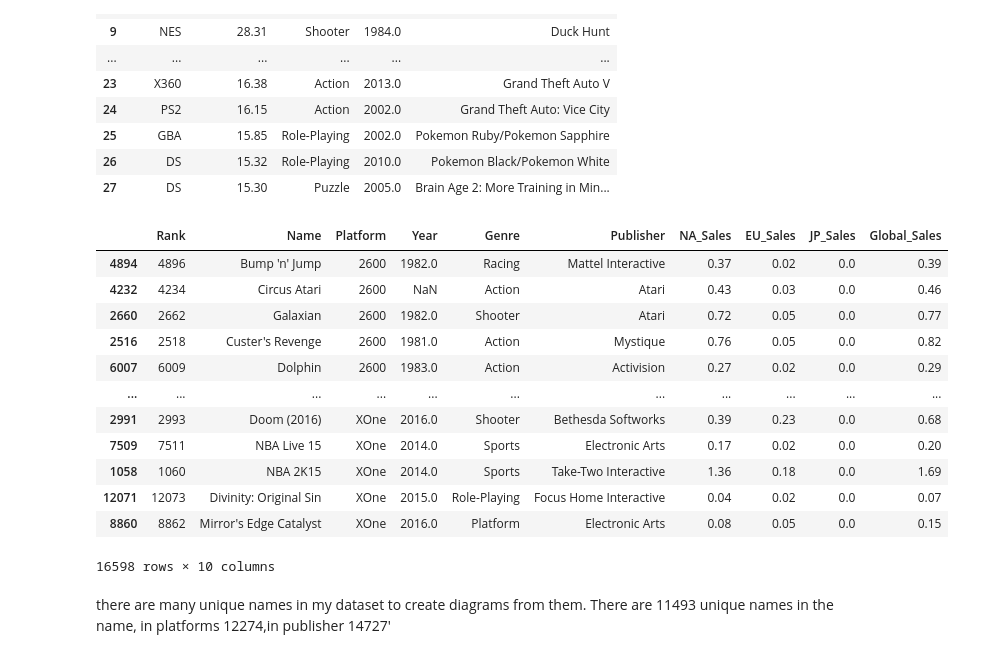
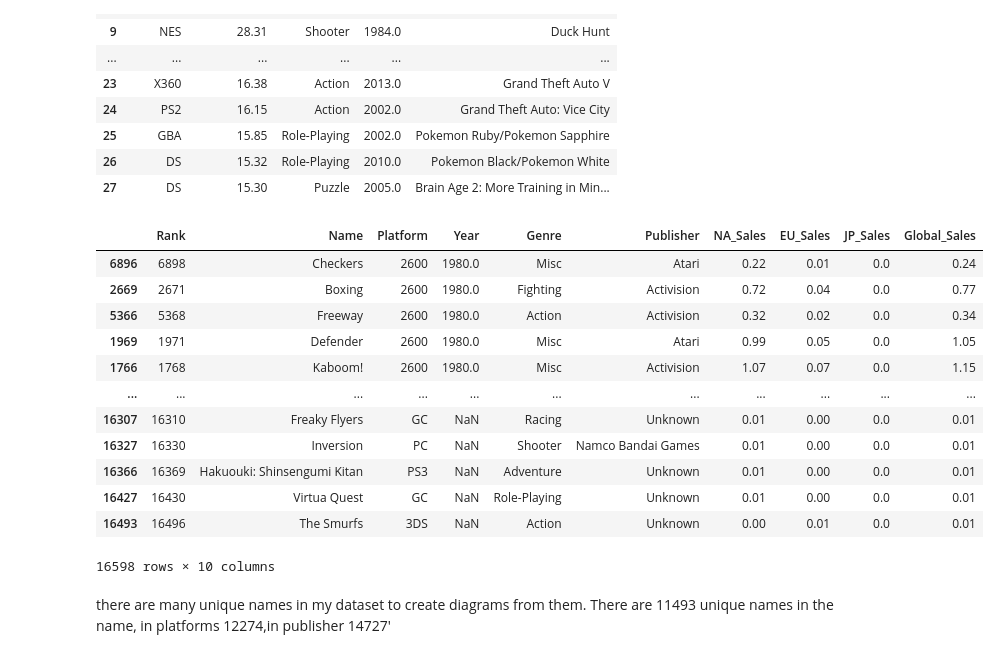
Before and after one commit to arbekaman/IntroDataAnalytics, a Jupyter notebook: Video_games_sales.ipynb, the cells around one changed output. Saved outputs shown, nothing was run; the diff lists cells and outputs as text; code cells hidden in the pictures.

```diff
--- a/Video_games_sales.ipynb
+++ b/Video_games_sales.ipynb
@@ -230,21 +230,21 @@ data[(data.Global_Sales> 15) ][['Platform','Global_Sales','Genre', 'Year','Name'
 | 26 | DS | 15.32 | Role-Playing | 2010.0 | Pokemon Black/Pokemon White |
 | 27 | DS | 15.30 | Puzzle | 2005.0 | Brain Age 2: More Training in Min... |
 # %%
-platform_sort = data.sort_values(by='Platform')
+platform_sort = data.sort_values(by='Year')
 platform_sort
 # %% [output]
 |  | Rank | Name | Platform | Year | Genre | Publisher | NA_Sales | EU_Sales | JP_Sales | Global_Sales |
-| 4894 | 4896 | Bump 'n' Jump | 2600 | 1982.0 | Racing | Mattel Interactive | 0.37 | 0.02 | 0.0 | 0.39 |
-| 4232 | 4234 | Circus Atari | 2600 | NaN | Action | Atari | 0.43 | 0.03 | 0.0 | 0.46 |
-| 2660 | 2662 | Galaxian | 2600 | 1982.0 | Shooter | Atari | 0.72 | 0.05 | 0.0 | 0.77 |
-| 2516 | 2518 | Custer's Revenge | 2600 | 1981.0 | Action | Mystique | 0.76 | 0.05 | 0.0 | 0.82 |
-| 6007 | 6009 | Dolphin | 2600 | 1983.0 | Action | Activision | 0.27 | 0.02 | 0.0 | 0.29 |
+| 6896 | 6898 | Checkers | 2600 | 1980.0 | Misc | Atari | 0.22 | 0.01 | 0.0 | 0.24 |
+| 2669 | 2671 | Boxing | 2600 | 1980.0 | Fighting | Activision | 0.72 | 0.04 | 0.0 | 0.77 |
+| 5366 | 5368 | Freeway | 2600 | 1980.0 | Action | Activision | 0.32 | 0.02 | 0.0 | 0.34 |
+| 1969 | 1971 | Defender | 2600 | 1980.0 | Misc | Atari | 0.99 | 0.05 | 0.0 | 1.05 |
+| 1766 | 1768 | Kaboom! | 2600 | 1980.0 | Misc | Activision | 1.07 | 0.07 | 0.0 | 1.15 |
 | ... | ... | ... | ... | ... | ... | ... | ... | ... | ... | ... |
-| 2991 | 2993 | Doom (2016) | XOne | 2016.0 | Shooter | Bethesda Softworks | 0.39 | 0.23 | 0.0 | 0.68 |
-| 7509 | 7511 | NBA Live 15 | XOne | 2014.0 | Sports | Electronic Arts | 0.17 | 0.02 | 0.0 | 0.20 |
-| 1058 | 1060 | NBA 2K15 | XOne | 2014.0 | Sports | Take-Two Interactive | 1.36 | 0.18 | 0.0 | 1.69 |
-| 12071 | 12073 | Divinity: Original Sin | XOne | 2015.0 | Role-Playing | Focus Home Interactive | 0.04 | 0.02 | 0.0 | 0.07 |
-| 8860 | 8862 | Mirror's Edge Catalyst | XOne | 2016.0 | Platform | Electronic Arts | 0.08 | 0.05 | 0.0 | 0.15 |
+| 16307 | 16310 | Freaky Flyers | GC | NaN | Racing | Unknown | 0.01 | 0.00 | 0.0 | 0.01 |
+| 16327 | 16330 | Inversion | PC | NaN | Shooter | Namco Bandai Games | 0.01 | 0.00 | 0.0 | 0.01 |
+| 16366 | 16369 | Hakuouki: Shinsengumi Kitan | PS3 | NaN | Adventure | Unknown | 0.01 | 0.00 | 0.0 | 0.01 |
+| 16427 | 16430 | Virtua Quest | GC | NaN | Role-Playing | Unknown | 0.01 | 0.00 | 0.0 | 0.01 |
+| 16493 | 16496 | The Smurfs | 3DS | NaN | Action | Unknown | 0.00 | 0.01 | 0.0 | 0.01 |
 16598 rows × 10 columns
 # %% [markdown]
 there are many unique names in my dataset to create diagrams from them. There are 11493 unique names in the name,
```
Also changed, not shown: parts of 8 cells of this notebook.
